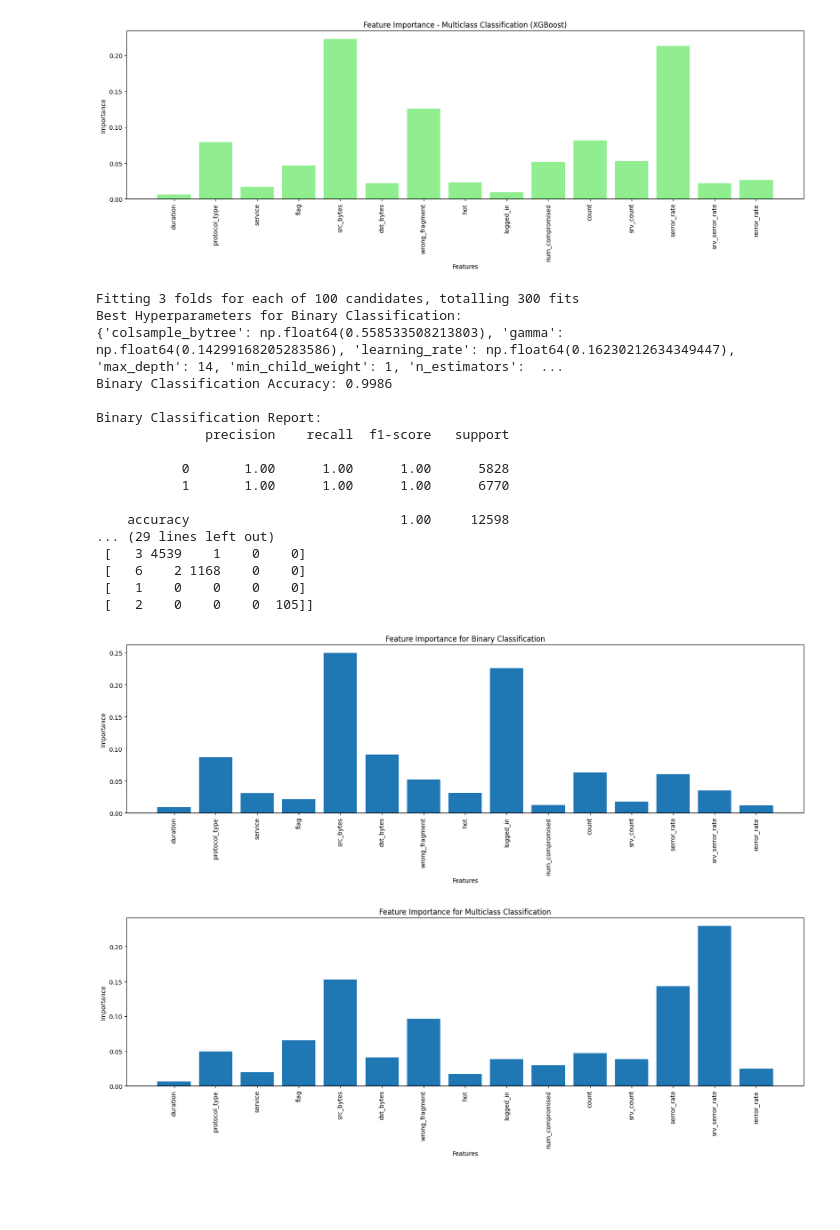
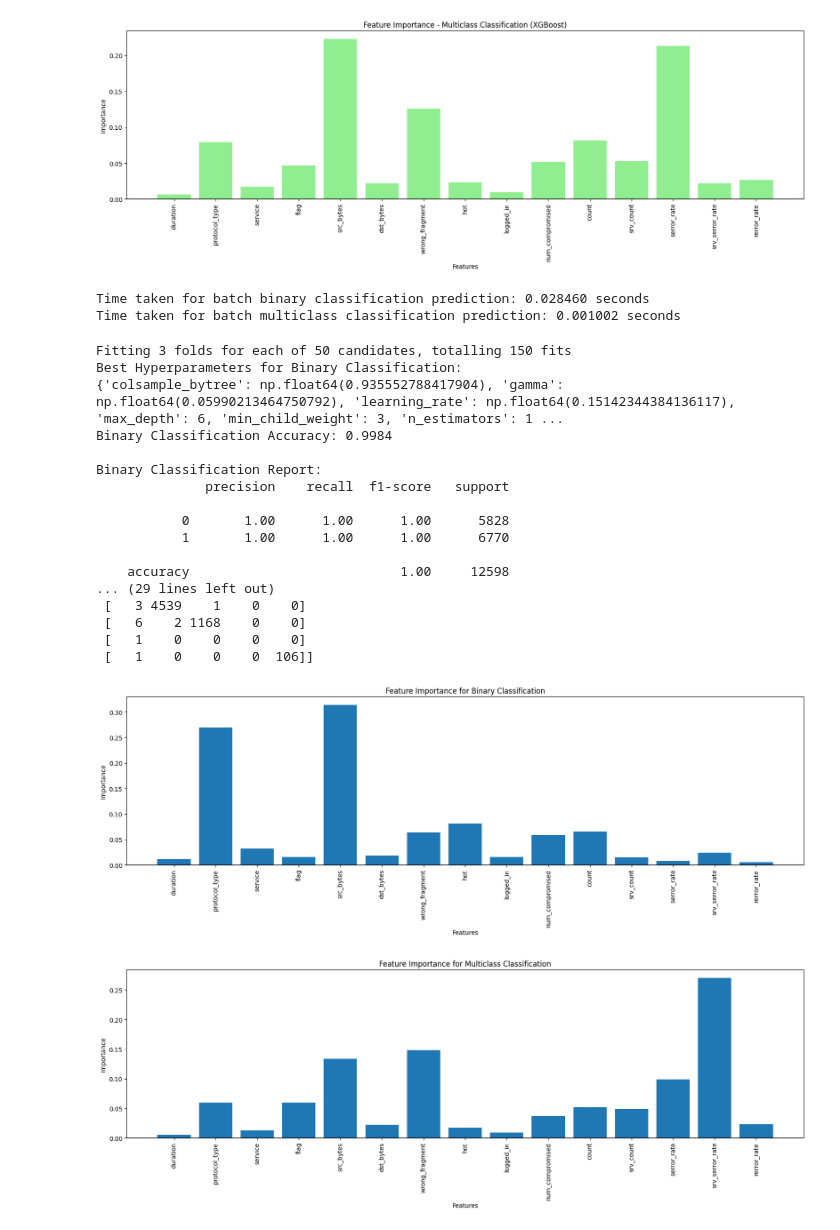
Before and after one commit to thedevil002/ml-intrusion-detection, a Jupyter notebook: ml intrusion sys.ipynb, the cells around one changed output. Saved outputs shown, nothing was run; the diff lists cells and outputs as text; code cells hidden in the pictures; blank space fills up the shorter version.

```diff
--- a/ml intrusion sys.ipynb
+++ b/ml intrusion sys.ipynb
@@ -722,3 +740,24 @@ weighted avg       1.00      1.00      1.00     12598
+# %%
+
+batch_input = X_test[:1]
+
+# Measure time for binary classification
+start_time = time.time()
+binary_batch_predictions = xgb_model_binary.predict(batch_input)
+end_time = time.time()
+binary_batch_time = end_time - start_time
+print(f"Time taken for batch binary classification prediction: {binary_batch_time:.6f} seconds")
+
+
+# Measure time for multiclass classification
+start_time = time.time()
+multiclass_batch_predictions = xgb_model_multiclass.predict(batch_input)
+end_time = time.time()
+multiclass_batch_time = end_time - start_time
+print(f"Time taken for batch multiclass classification prediction: {multiclass_batch_time:.6f} seconds")
+# %% [output]
+Time taken for batch binary classification prediction: 0.028460 seconds
+Time taken for batch multiclass classification prediction: 0.001002 seconds
 # %%
 import xgboost as xgb
 from sklearn.model_selection import RandomizedSearchCV
@@ -733,13 +772,13 @@ columns = ['duration', 'protocol_type', 'service', 'flag', 'src_bytes',
 
 # Step 1: Define the hyperparameter grid for XGBoost (both binary and multiclass)
 param_dist = {
-    'max_depth': randint(3, 15),               # Tree depth range from 3 to 15
-    'learning_rate': uniform(0.01, 0.2),       # Learning rate between 0.01 and 0.2
-    'n_estimators': randint(50, 500),          # Number of trees between 50 and 500
-    'subsample': uniform(0.5, 0.5),             # Subsample ratio between 0.5 and 1
-    'colsample_bytree': uniform(0.5, 0.5),     # Column subsample ratio
-    'gamma': uniform(0, 1),                    # Gamma between 0 and 1
-    'min_child_weight': randint(1, 10),         # Minimum sum of instance weight for child nodes
+    'max_depth': randint(3, 7),               # Reduce tree depth range for faster predictions
+    'learning_rate': uniform(0.1, 0.1),       # Use a moderate learning rate
+    'n_estimators': randint(50, 200),         # Reduce the number of trees
+    'subsample': uniform(0.7, 0.3),           # Slightly reduce data used per tree
+    'colsample_bytree': uniform(0.7, 0.3),    # Slightly reduce feature usage
+    'gamma': uniform(0, 0.3),                 # Add slight regularization to control splits
+    'min_child_weight': randint(3, 10),       # Increase minimum weight for child nodes
 }
 
 # Step 2: Initialize the XGBoost model for Binary Classification (using 'attack' target)
@@ -753,7 +792,7 @@ xgb_model_binary = xgb.XGBClassifier(
 random_search_binary = RandomizedSearchCV(
     estimator=xgb_model_binary,
     param_distributions=param_dist,
-    n_iter=100,                      # Number of random combinations to try
+    n_iter=50,                      # Number of random combinations to try
     scoring='accuracy',              # Evaluate based on accuracy
     cv=3,                            # 3-fold cross-validation
     verbose=1,                       # Print progress
@@ -839,36 +878,36 @@ importances_multiclass = best_model_multiclass.feature_importances_
 plt.figure(figsize=(20, 5))
 plt.bar(columns, importances_binary)
 plt.title('Feature Importance for Binary Classification')
 plt.xlabel('Features')
 plt.ylabel('Importance')
 plt.xticks(rotation=90)
 plt.show()
 
 # Plot Feature Importance for Multiclass Classification
 plt.figure(figsize=(20, 5))
 plt.bar(columns, importances_multiclass)
 plt.title('Feature Importance for Multiclass Classification')
 plt.xlabel('Features')
 plt.ylabel('Importance')
 plt.xticks(rotation=90)
 plt.show()
 # %% [output]
-Fitting 3 folds for each of 100 candidates, totalling 300 fits
+Fitting 3 folds for each of 50 candidates, totalling 150 fits
 Best Hyperparameters for Binary Classification:
-{'colsample_bytree': np.float64(0.558533508213803), 'gamma': np.float64(0.14299168205283586), 'learning_rate': np.float64(0.16230212634349447), 'max_depth': 14, 'min_child_weight': 1, 'n_estimators':  ...
-Binary Classification Accuracy: 0.9986
+{'colsample_bytree': np.float64(0.935552788417904), 'gamma': np.float64(0.05990213464750792), 'learning_rate': np.float64(0.15142344384136117), 'max_depth': 6, 'min_child_weight': 3, 'n_estimators': 1 ...
+Binary Classification Accuracy: 0.9984
 
 Binary Classification Report:
               precision    recall  f1-score   support
 
            0       1.00      1.00      1.00      5828
            1       1.00      1.00      1.00      6770
 
     accuracy                           1.00     12598
 ... (29 lines left out)
  [   3 4539    1    0    0]
  [   6    2 1168    0    0]
  [   1    0    0    0    0]
- [   2    0    0    0  105]]
+ [   1    0    0    0  106]]
-[figure, old version]
+[figure, new version]
-[figure, old version]
+[figure, new version]
```
Also changed, not shown: parts of 7 cells of this notebook, 8 other files.
